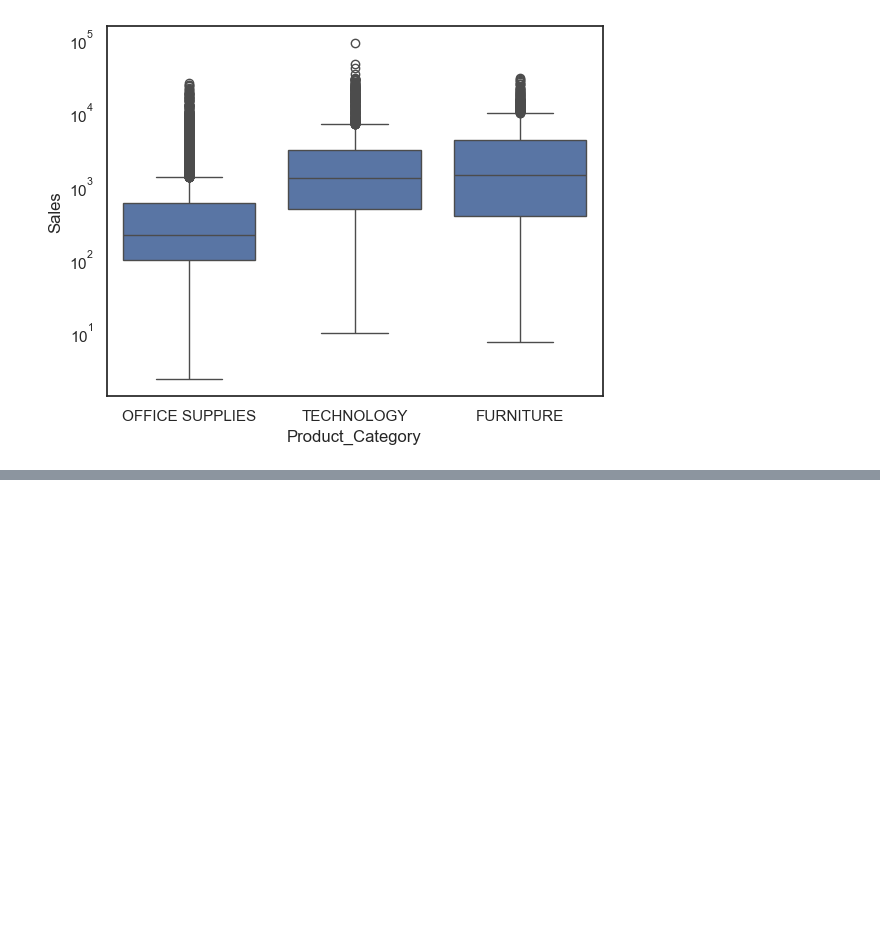
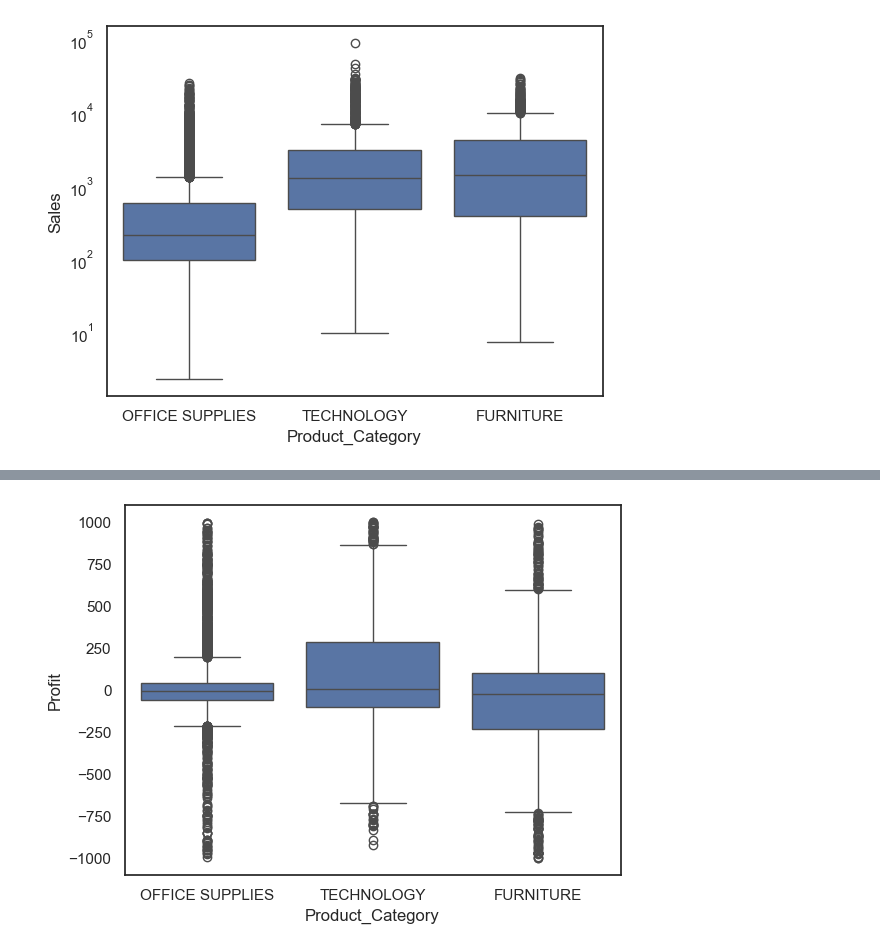
Before and after one commit to HayBeeCoder/ai, a Jupyter notebook: dl-with-real-life-projects-coursera/seaborn_proper.ipynb, the cells around one changed output, grey strips where cells are left out. Drawn from its saved outputs; the diff is of its cells as text; code cells hidden in the pictures; blank space fills up the shorter version.

```diff
--- a/dl-with-real-life-projects-coursera/seaborn_proper.ipynb
+++ b/dl-with-real-life-projects-coursera/seaborn_proper.ipynb
@@ -94,0 +101,8 @@ plt.show()
+# %%
+df = df[(df.Profit > -1000) & (df.Profit < 1000)]
+
+sns.boxplot(y='Profit',x='Product_Category', data=df)
+# plt.yscale('log')
+plt.show()
+# %% [output]
+[figure, added]
```
Also changed, not shown: parts of 2 cells of this notebook.
